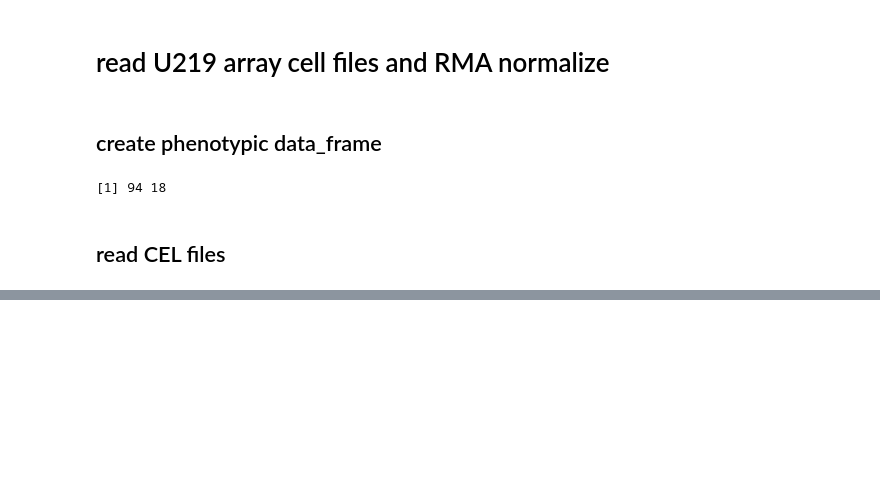
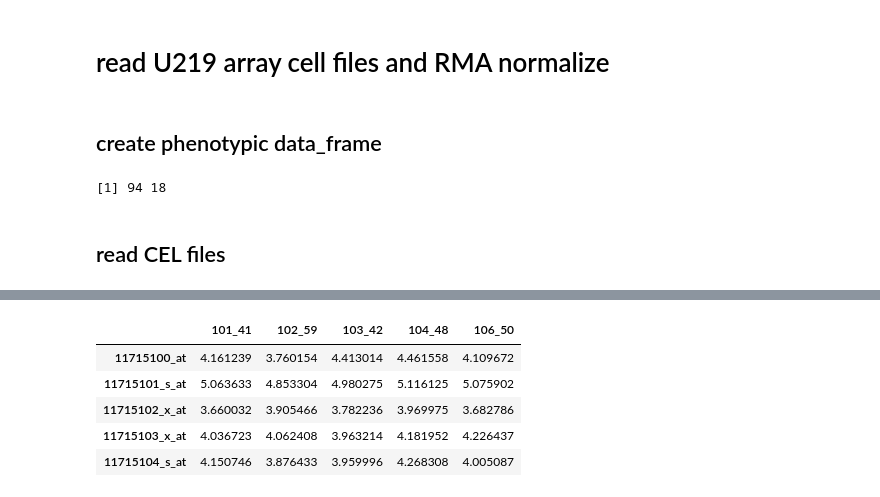
Before and after one commit to GuillaumeNoell/Bioinformatics---miRNA-sequencing-analysis, a Jupyter notebook: process_mRNA_arrays.ipynb, the cells around one changed output, grey strips where cells are left out. Drawn from its saved outputs; the diff is of its cells as text; code cells hidden in the pictures; blank space fills up the shorter version.

```diff
--- a/process_mRNA_arrays.ipynb
+++ b/process_mRNA_arrays.ipynb
@@ -62,10 +83,11 @@ pheno %>% dim
 # %% [markdown]
 ## read CEL files
 # %%
+#U219 Affymetrix array
 ph <- new("AnnotatedDataFrame", data=pheno)
-pheno = as.data.frame(pData(ph))
-affyExonFS = read.celfiles(str_c(mRNA_data_dir,ph$sample),
+affy = read.celfiles(str_c(mRNA_data_dir,ph$sample),
                              phenoData=ph, sampleNames=ph$pat, verbose=F)
+affy_rma = rma(affy)
 # %% [output]
 Reading in : /home/guillaume/data/GSK_enfisema/arrays_mRNA/101_G03.CEL
 Reading in : /home/guillaume/data/GSK_enfisema/arrays_mRNA/102_G04.CEL
@@ -88,0 +131,13 @@ In read.celfiles(str_c(mRNA_data_dir, ph$sample), phenoData = ph, : 'channel' au
+# %%
+data_rma = as.data.frame(exprs(affy_rma)[,])
+pheno = pData(phenoData(affy_rma))
+pheno %<>% mutate(DLCO = ifelse(is.na(DLCO),00,DLCO), ID = str_c(pat,DLCO,sep='_'))
+colnames(data_rma) = pheno$ID
+data_rma[1:5,1:5]
+# %% [output]
+|  | 101_41 | 102_59 | 103_42 | 104_48 | 106_50 |
+| 11715100_at | 4.161239 | 3.760154 | 4.413014 | 4.461558 | 4.109672 |
+| 11715101_s_at | 5.063633 | 4.853304 | 4.980275 | 5.116125 | 5.075902 |
+| 11715102_x_at | 3.660032 | 3.905466 | 3.782236 | 3.969975 | 3.682786 |
+| 11715103_x_at | 4.036723 | 4.062408 | 3.963214 | 4.181952 | 4.226437 |
+| 11715104_s_at | 4.150746 | 3.876433 | 3.959996 | 4.268308 | 4.005087 |
```
Also changed, not shown: parts of 11 cells of this notebook, 1 other file.
